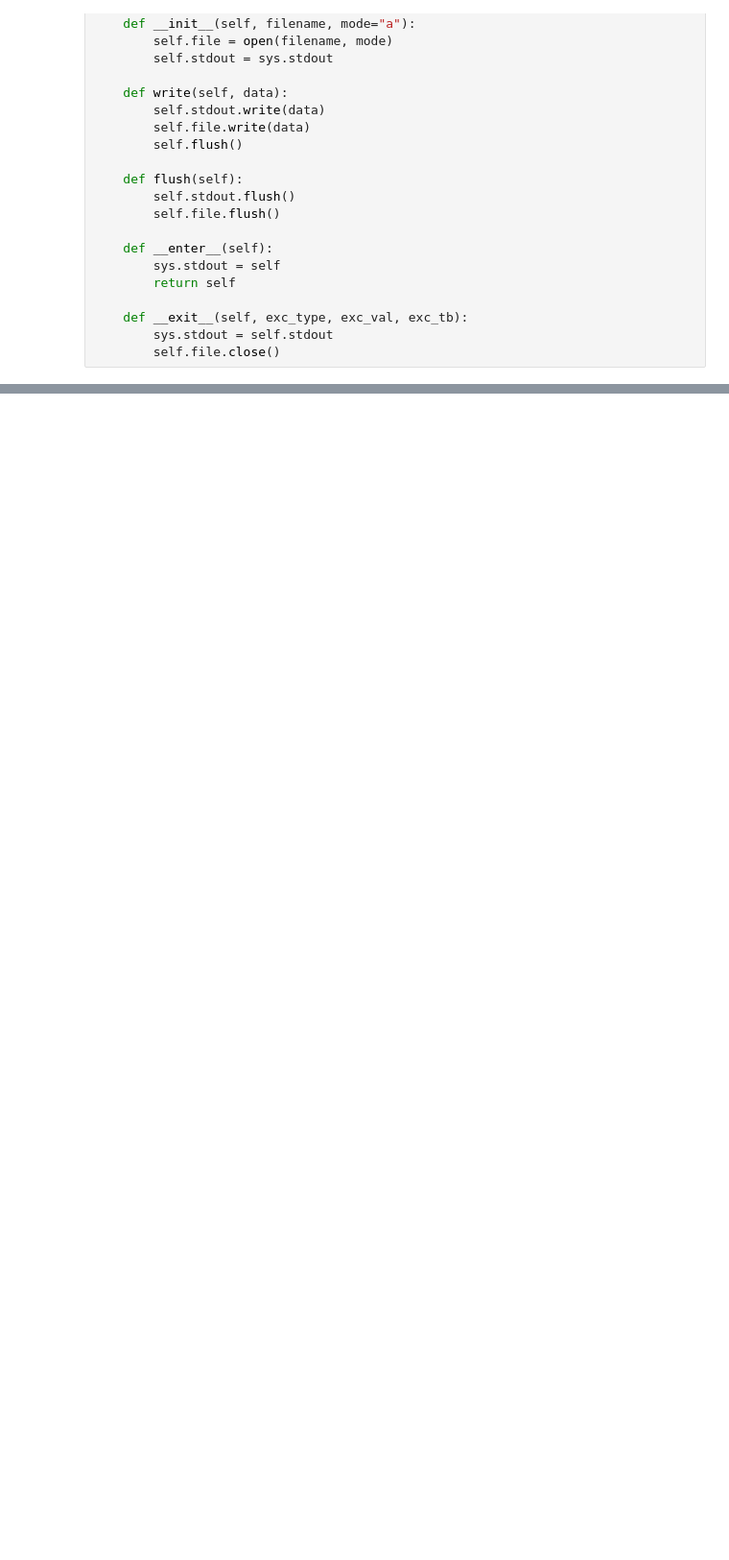
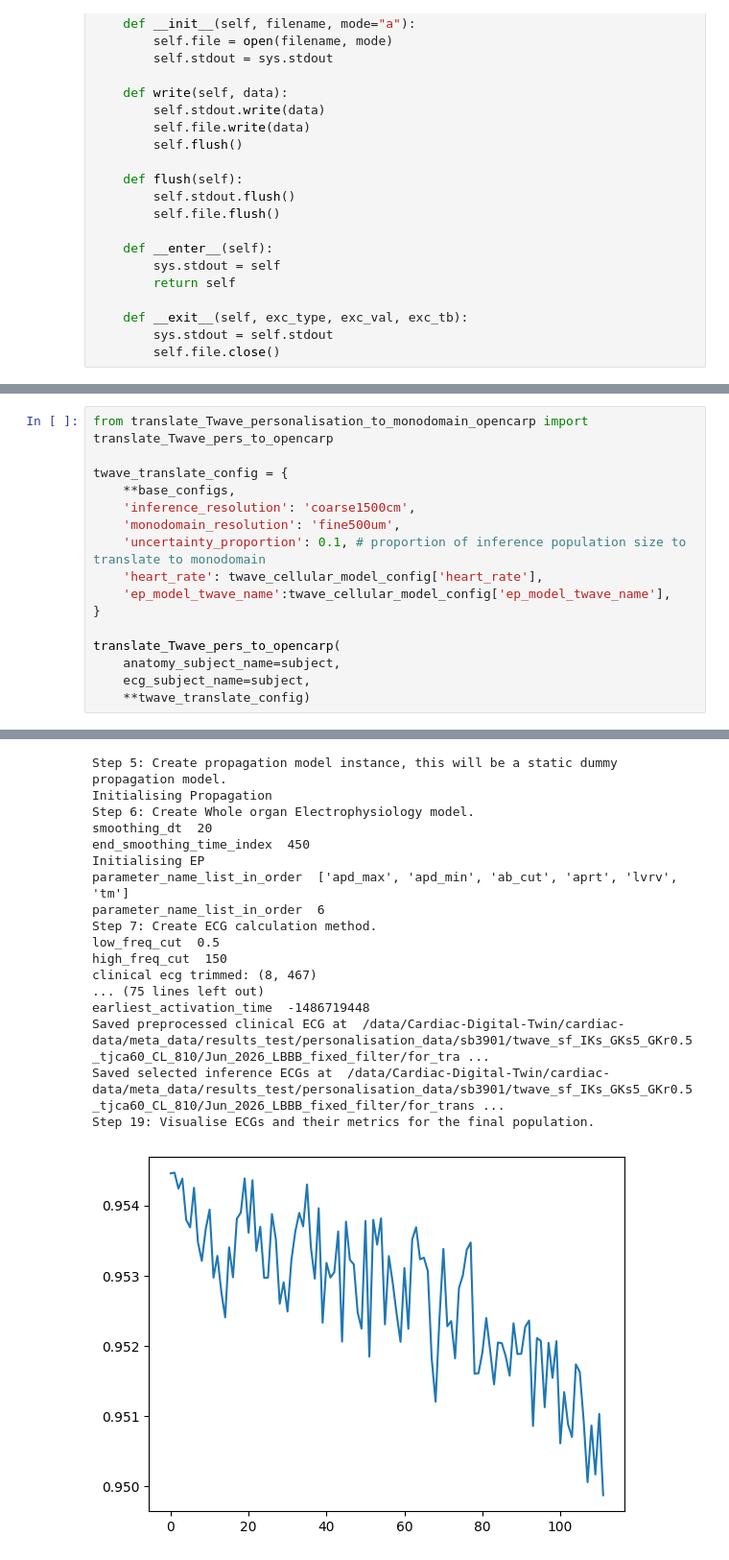
Before and after one commit to FedeOmb/Cardiac-Digital-Twin, a Jupyter notebook: src/personalise_all_phases.ipynb, the cells around one changed output, grey strips where cells are left out. Shown at 96% size. Cells and saved outputs as stored; diff of their text form; blank space fills up the shorter version.

```diff
--- a/src/personalise_all_phases.ipynb
+++ b/src/personalise_all_phases.ipynb
@@ -432,0 +515,17 @@ Simulating batch 72 to 115
+# %%
+from translate_Twave_personalisation_to_monodomain_opencarp import translate_Twave_pers_to_opencarp
+
+twave_translate_config = {
+    **base_configs,
+    'inference_resolution': 'coarse1500cm',
+    'monodomain_resolution': 'fine500um',
+    'uncertainty_proportion': 0.1, # proportion of inference population size to translate to monodomain
+    'heart_rate': twave_cellular_model_config['heart_rate'],
+    'ep_model_twave_name':twave_cellular_model_config['ep_model_twave_name'],
+}
+
+translate_Twave_pers_to_opencarp(
+    anatomy_subject_name=subject,
+    ecg_subject_name=subject,
+    **twave_translate_config)
+# %% [output]
@@ -432,0 +555,18 @@ Simulating batch 72 to 115
+Step 5: Create propagation model instance, this will be a static dummy propagation model.
+Initialising Propagation
+Step 6: Create Whole organ Electrophysiology model.
+smoothing_dt  20
+end_smoothing_time_index  450
+Initialising EP
+parameter_name_list_in_order  ['apd_max', 'apd_min', 'ab_cut', 'aprt', 'lvrv', 'tm']
+parameter_name_list_in_order  6
+Step 7: Create ECG calculation method.
+low_freq_cut  0.5
+high_freq_cut  150
+clinical ecg trimmed: (8, 467)
+... (75 lines left out)
+earliest_activation_time  -1486719448
+Saved preprocessed clinical ECG at  /data/Cardiac-Digital-Twin/cardiac-data/meta_data/results_test/personalisation_data/sb3901/twave_sf_IKs_GKs5_GKr0.5_tjca60_CL_810/Jun_2026_LBBB_fixed_filter/for_tra ...
+Saved selected inference ECGs at  /data/Cardiac-Digital-Twin/cardiac-data/meta_data/results_test/personalisation_data/sb3901/twave_sf_IKs_GKs5_GKr0.5_tjca60_CL_810/Jun_2026_LBBB_fixed_filter/for_trans ...
+Step 19: Visualise ECGs and their metrics for the final population.
+[figure, added]
```
Also changed, not shown: parts of 17 cells of this notebook, 2 other files.
